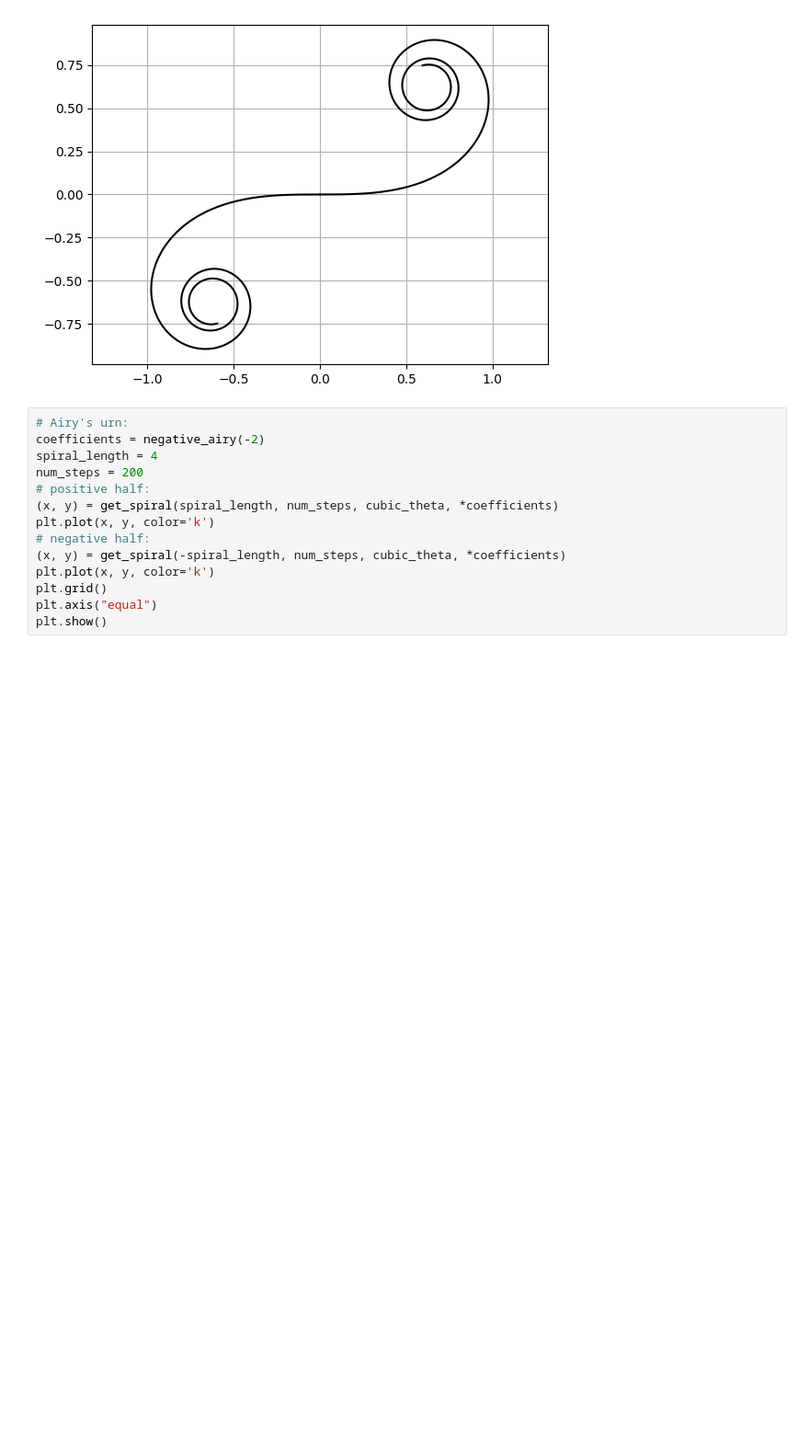
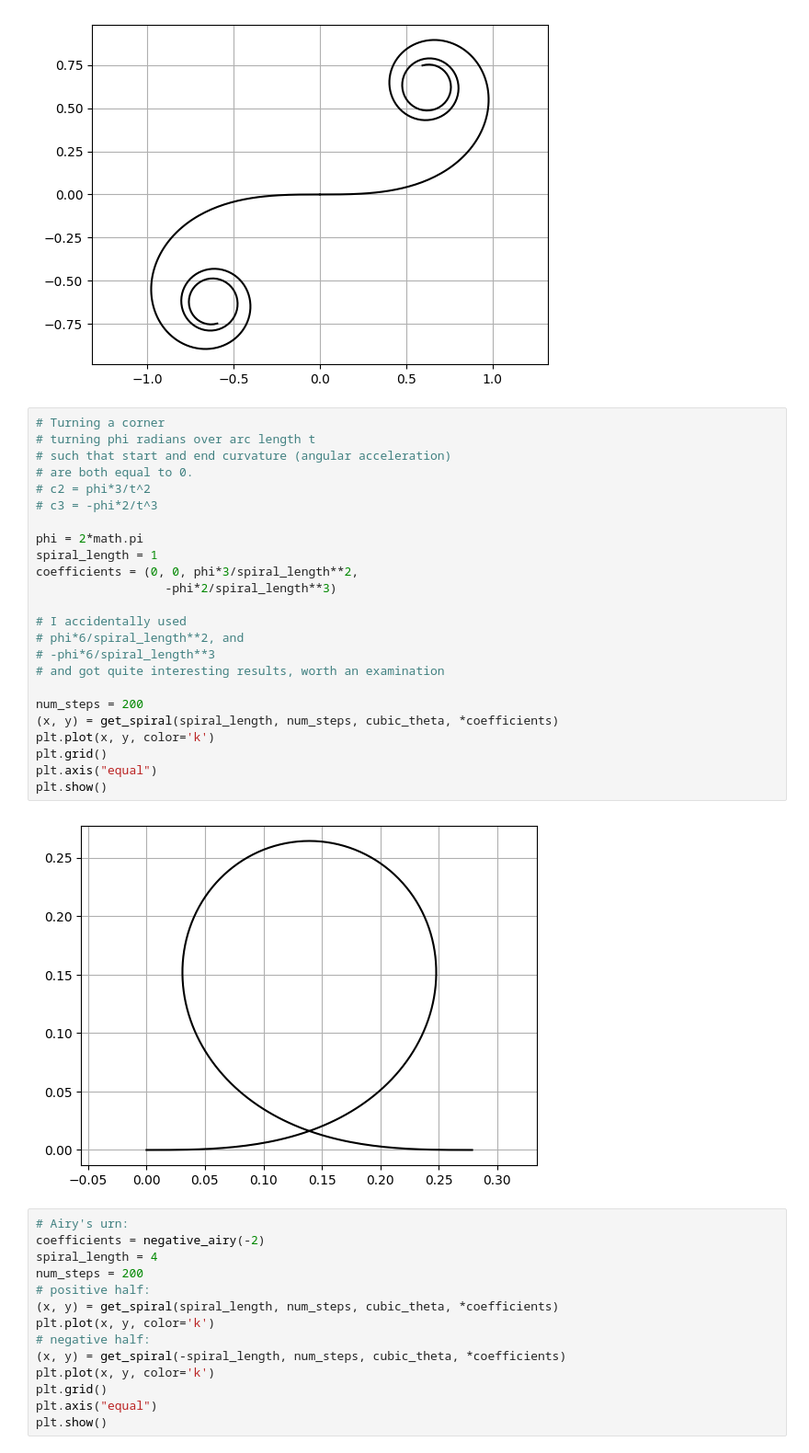
Before and after one commit to r-h-lee/toy-projects, a Jupyter notebook: spirals.ipynb, the cells around one changed output. Shown at 92% size. Cells and saved outputs as stored; diff of their text form; blank space fills up the shorter version.

```diff
--- a/spirals.ipynb
+++ b/spirals.ipynb
@@ -63,6 +63,32 @@ plt.axis("equal")
 plt.show()
 # %% [output]
 [figure]
+# %%
+# Turning a corner
+# turning phi radians over arc length t
+# such that start and end curvature (angular acceleration)
+# are both equal to 0.
+# c2 = phi*3/t^2
+# c3 = -phi*2/t^3
+
+phi = 2*math.pi
+spiral_length = 1
+coefficients = (0, 0, phi*3/spiral_length**2,
+                  -phi*2/spiral_length**3)
+
+# I accidentally used
+# phi*6/spiral_length**2, and
+# -phi*6/spiral_length**3
+# and got quite interesting results, worth an examination
+
+num_steps = 200
+(x, y) = get_spiral(spiral_length, num_steps, cubic_theta, *coefficients)
+plt.plot(x, y, color='k')
+plt.grid()
+plt.axis("equal")
+plt.show()
+# %% [output]
+[figure, added]
 # %%
 # Airy's urn:
 coefficients = negative_airy(-2)
```
Also changed, not shown: parts of 1 cell of this notebook.
